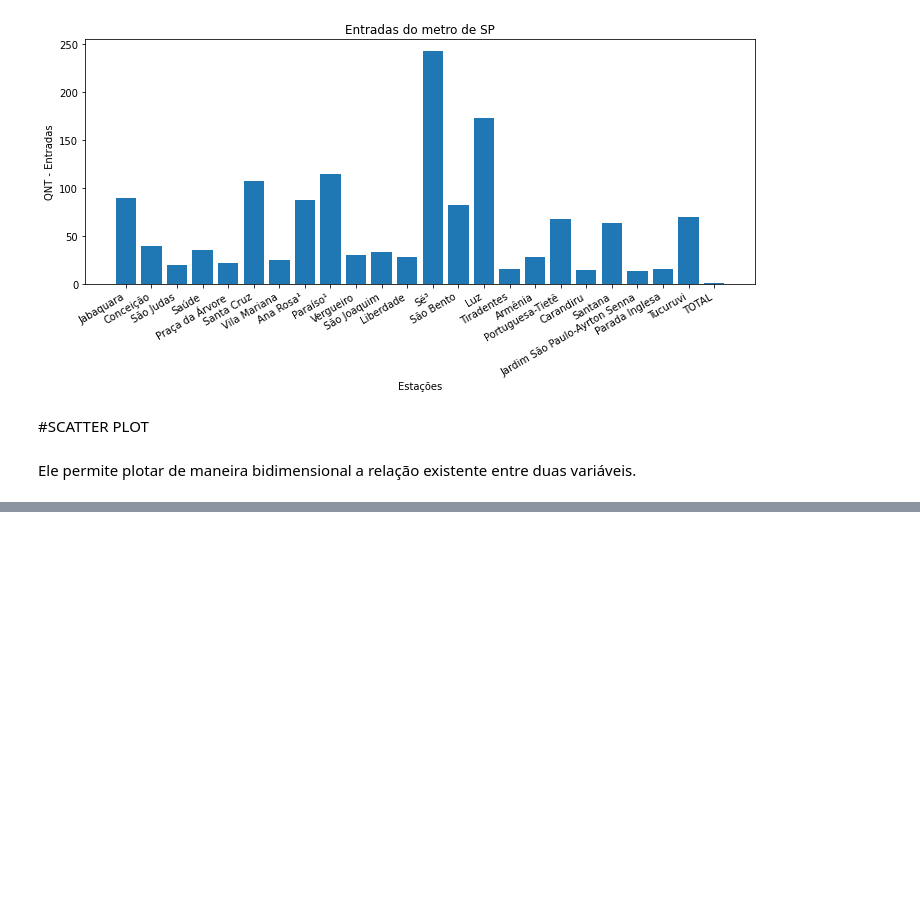
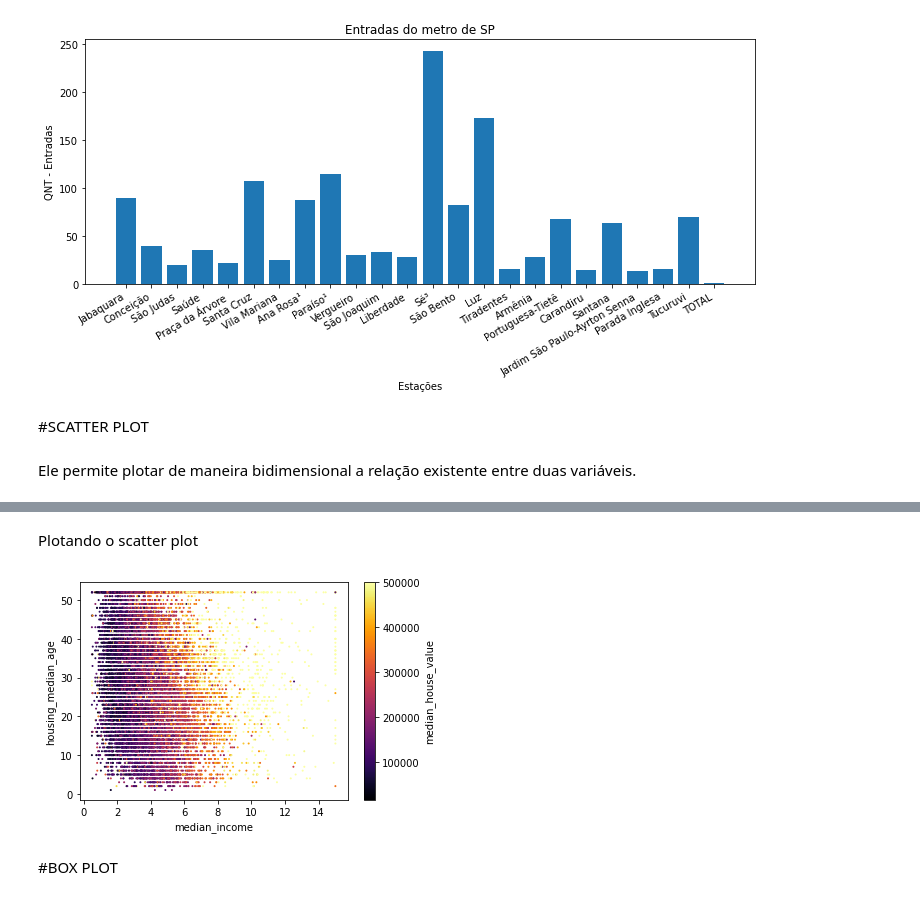
Before and after one commit to jonhsel/Data-Science, a Jupyter notebook: Matplotlib.ipynb, the cells around one changed output, grey strips where cells are left out. Drawn from its saved outputs; the diff is of its cells as text; code cells hidden in the pictures; blank space fills up the shorter version.

```diff
--- a/Matplotlib.ipynb
+++ b/Matplotlib.ipynb
@@ -377,3 +377,16 @@ fig.autofmt_xdate()
 #SCATTER PLOT
 # %% [markdown]
 Ele permite plotar de maneira bidimensional a relação existente entre duas variáveis.
+# %%
+#importe das bibliotecas necessarias
+import pandas as pd
+import matplotlib.pyplot as plt
+
+#definir o caminho
+data_path2 = "https://raw.githubusercontent.com/carlosfab/dsnp2/master/datasets/housing.csv"
+
+#criação do dataframe
+df_h = pd.read_csv(data_path2)
+
+#verificação das colunas
+df_h.head()
@@ -379,0 +400,24 @@ Ele permite plotar de maneira bidimensional a relação existente entre duas var
+# %% [markdown]
+Plotando o scatter plot
+# %%
+#criando os elementos dos graficos
+fig, ax = plt.subplots()
+
+#definindo os atributos dos gráficos
+#x = eixo x, y = eixo y, fonte dos dados "data=df", tamanho dos scatters
+#obs: A forma abaixo não disponibilizou o colobar(legenda das cores)
+#ax.scatter(x='median_income', y='median_house_value', data=df_h, s=1, c='housing_median_age', cmap='viridis')
+
+#segunda forma de plotar - maneira não OO (orientada a objeto)
+df_h.plot.scatter(x='median_income', y='housing_median_age', ax=ax, s=1, c='median_house_value', cmap='inferno')
+#viridis, viridis_r(reversa), bone, winter, inferno
+#link: https://matplotlib.org/3.1.1/tutorials/colors/colormaps.html
+
+#atributos
+
+
+plt.show()
+# %% [output]
+[figure, added]
+# %% [markdown]
+#BOX PLOT
```
Also changed, not shown: parts of 44 cells of this notebook.
